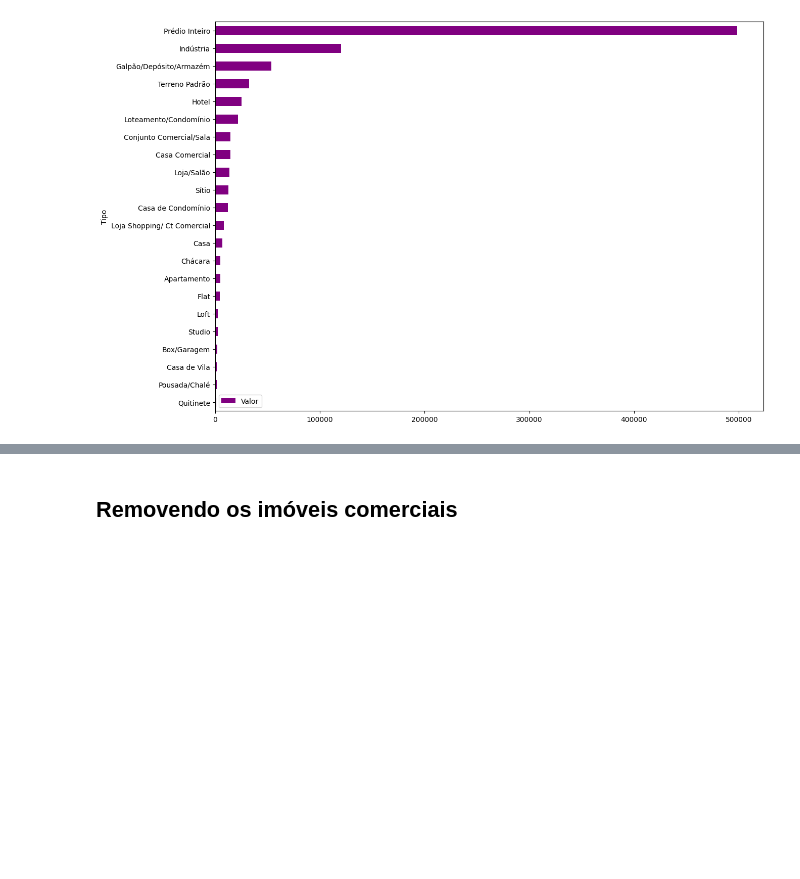
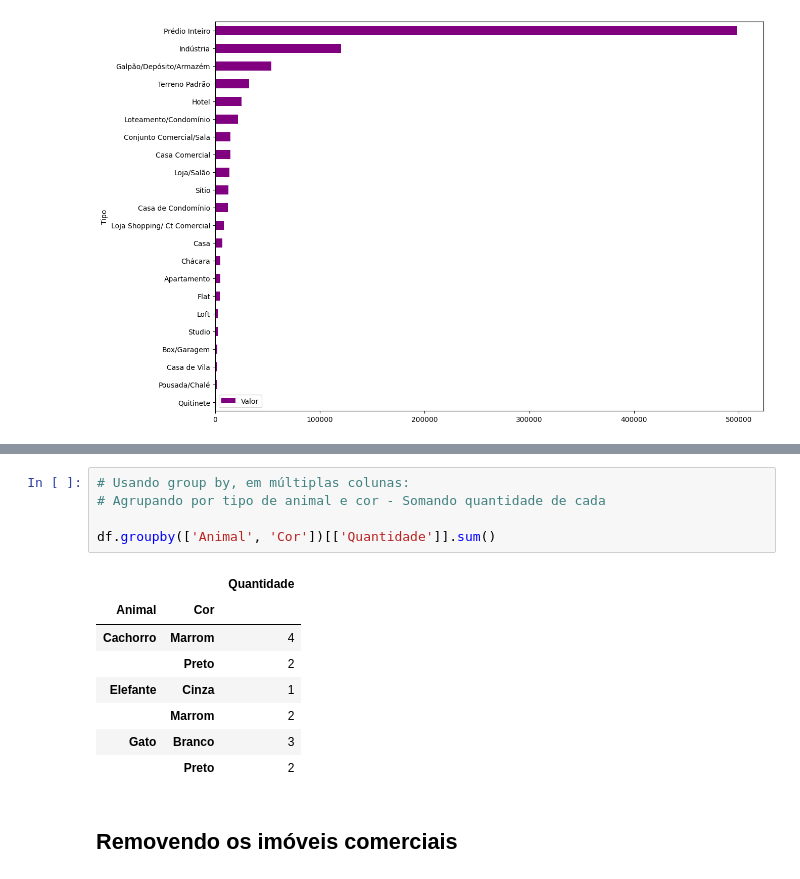
Before and after one commit to ClaytonPavani/python_data_science, a Jupyter notebook: projeto_pandas.ipynb, the cells around one changed output, grey strips where cells are left out. Cells and saved outputs as stored; diff of their text form; blank space fills up the shorter version.

```diff
--- a/projeto_pandas.ipynb
+++ b/projeto_pandas.ipynb
@@ -256,3 +305,17 @@ df_preco_tipo.plot(kind='barh', figsize=(14, 10), color ='purple');
+# %%
+# Usando group by, em múltiplas colunas:
+# Agrupando por tipo de animal e cor - Somando quantidade de cada
+
+df.groupby(['Animal', 'Cor'])[['Quantidade']].sum()
+# %% [output]
+|  |  | Quantidade |
+| Animal | Cor |  |
+| Cachorro | Marrom | 4 |
+|  | Preto | 2 |
+| Elefante | Cinza | 1 |
+|  | Marrom | 2 |
+| Gato | Branco | 3 |
+|  | Preto | 2 |
 # %% [markdown]
 ## Removendo os imóveis comerciais
 # %%
```
Also changed, not shown: parts of 9 cells of this notebook.
